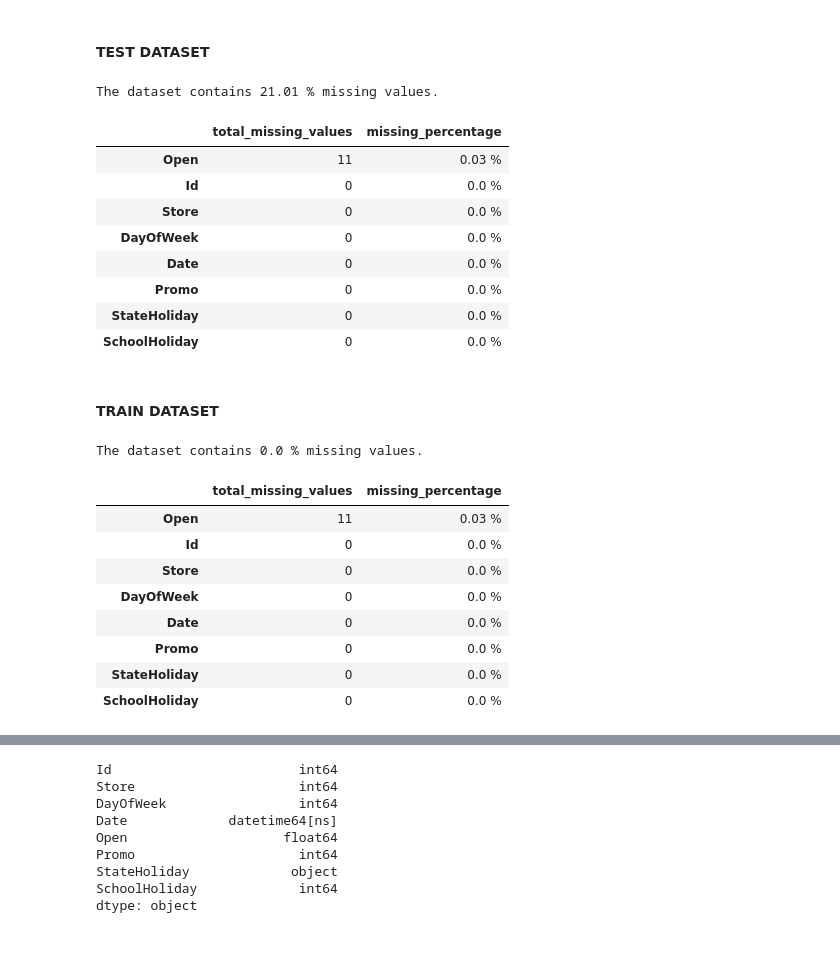
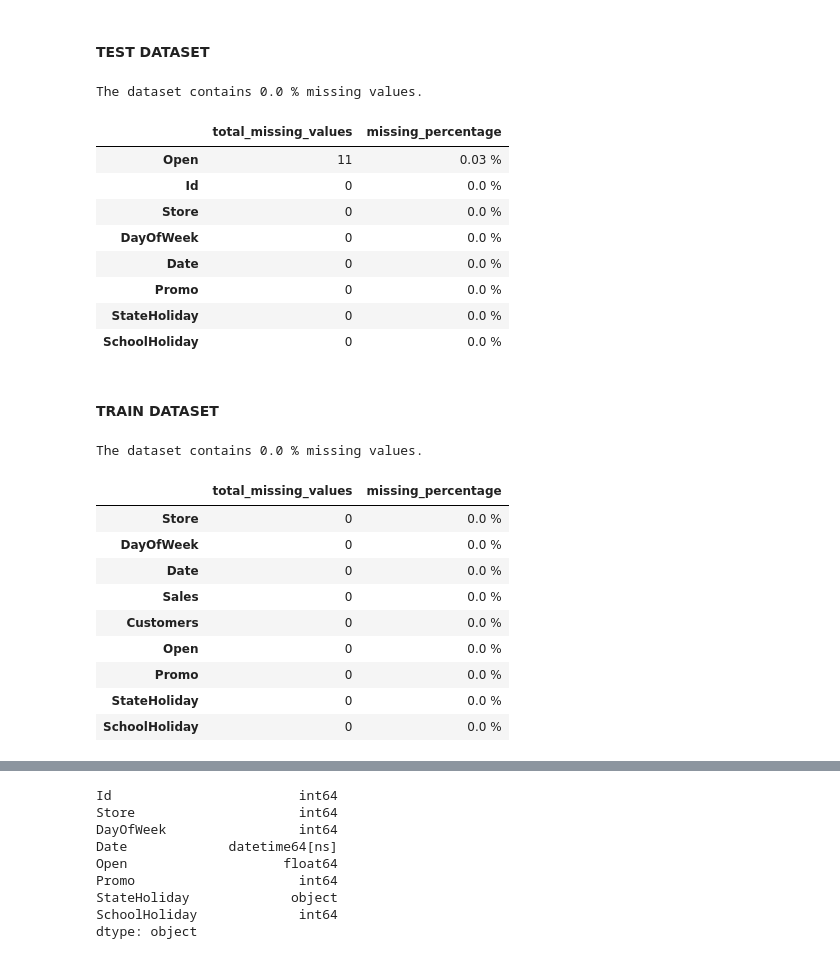
Before and after one commit to Melak2017/Pharmaceutical-Sales-Prediction-, a Jupyter notebook: notebooks/ml_preprocess.ipynb, the cells around one changed output, grey strips where cells are left out. Saved outputs shown, nothing was run; the diff lists cells and outputs as text; code cells hidden in the pictures.

```diff
--- a/notebooks/ml_preprocess.ipynb
+++ b/notebooks/ml_preprocess.ipynb
@@ -100,14 +101,14 @@ The dataset contains 21.01 % missing values.
 # %% [markdown]
 #### TEST DATASET
 # %%
-missing = test_data.percent_missing(store_df)
-results.add_data('missing_data',missing)
+missing_test = test_data.percent_missing(test_df)
+results.add_data('missing_data',missing_test)
 missing
 
 #get the missing percenatage in each columns
 test_data.missing_values_table()
 # %% [output]
-The dataset contains 21.01 % missing values.
+The dataset contains 0.0 % missing values.
 |  | total_missing_values | missing_percentage |
 | Open | 11 | 0.03 % |
 | Id | 0 | 0.0 % |
@@ -120,20 +121,21 @@ The dataset contains 21.01 % missing values.
 # %% [markdown]
 #### TRAIN DATASET
 # %%
-missing = train_data.percent_missing(train_df)
-results.add_data('missing_data',missing)
+missing_train = train_data.percent_missing(train_df)
+results.add_data('missing_data',missing_train)
 missing
 
 #get the missing percenatage in each columns
-test_data.missing_values_table()
+train_data.missing_values_table()
 # %% [output]
 The dataset contains 0.0 % missing values.
 |  | total_missing_values | missing_percentage |
-| Open | 11 | 0.03 % |
-| Id | 0 | 0.0 % |
 | Store | 0 | 0.0 % |
 | DayOfWeek | 0 | 0.0 % |
 | Date | 0 | 0.0 % |
+| Sales | 0 | 0.0 % |
+| Customers | 0 | 0.0 % |
+| Open | 0 | 0.0 % |
 | Promo | 0 | 0.0 % |
 | StateHoliday | 0 | 0.0 % |
 | SchoolHoliday | 0 | 0.0 % |
```
Also changed, not shown: parts of 43 cells of this notebook.
